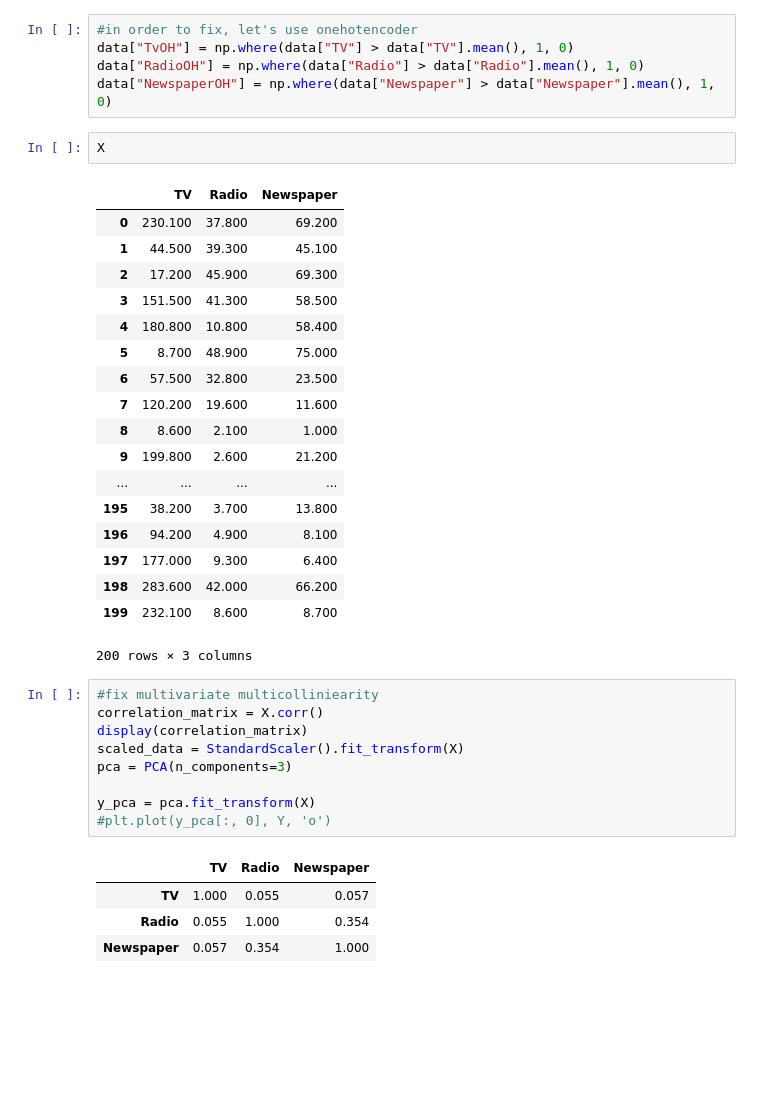
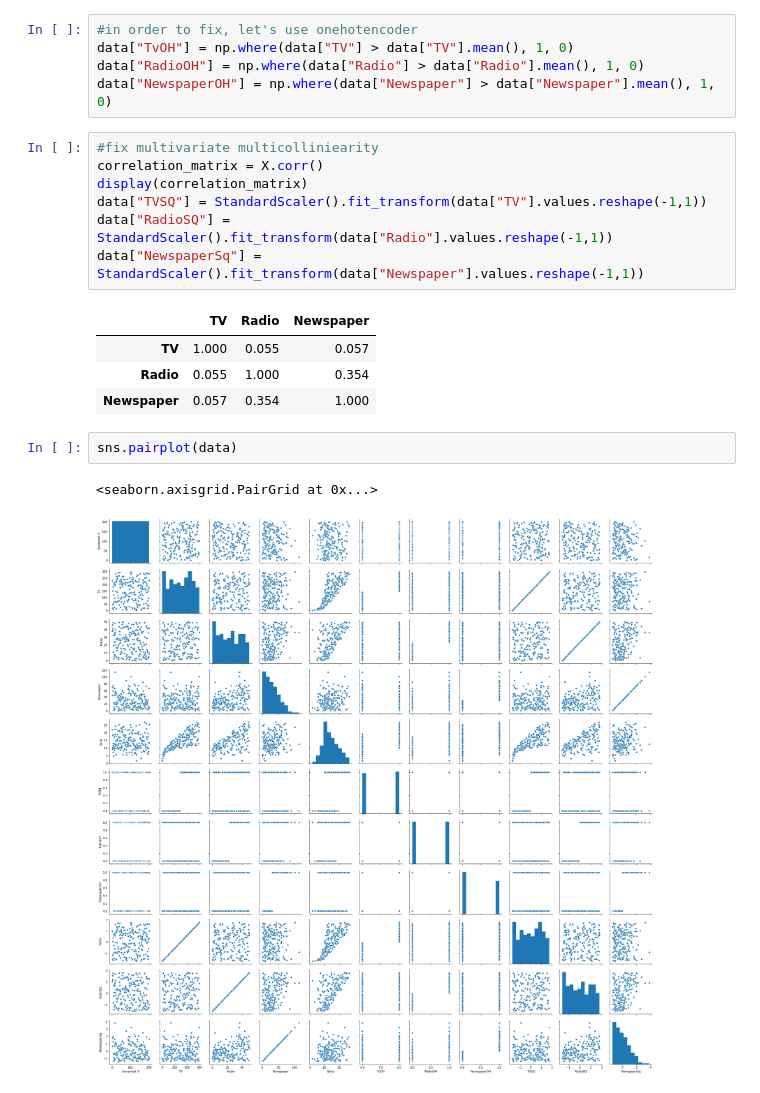
Before and after one commit to OckhamsRazor15/New-Thinkful-DS-Projects, a Jupyter notebook: Unit 2. Supervised Learning/Unit 2.4.3.ipynb, the cells around one changed output. Cells and saved outputs as stored; diff of their text form; blank space fills up the shorter version.

```diff
--- a/Unit 2. Supervised Learning/Unit 2.4.3.ipynb
+++ b/Unit 2. Supervised Learning/Unit 2.4.3.ipynb
@@ -71,38 +71,20 @@ plt.show()
 data["TvOH"] = np.where(data["TV"] > data["TV"].mean(), 1, 0)
 data["RadioOH"] = np.where(data["Radio"] > data["Radio"].mean(), 1, 0)
 data["NewspaperOH"] = np.where(data["Newspaper"] > data["Newspaper"].mean(), 1, 0)
-# %%
-X
-# %% [output]
-|  | TV | Radio | Newspaper |
-| 0 | 230.100 | 37.800 | 69.200 |
-| 1 | 44.500 | 39.300 | 45.100 |
-| 2 | 17.200 | 45.900 | 69.300 |
-| 3 | 151.500 | 41.300 | 58.500 |
-| 4 | 180.800 | 10.800 | 58.400 |
-| 5 | 8.700 | 48.900 | 75.000 |
-| 6 | 57.500 | 32.800 | 23.500 |
-| 7 | 120.200 | 19.600 | 11.600 |
-| 8 | 8.600 | 2.100 | 1.000 |
-| 9 | 199.800 | 2.600 | 21.200 |
-| ... | ... | ... | ... |
-| 195 | 38.200 | 3.700 | 13.800 |
-| 196 | 94.200 | 4.900 | 8.100 |
-| 197 | 177.000 | 9.300 | 6.400 |
-| 198 | 283.600 | 42.000 | 66.200 |
-| 199 | 232.100 | 8.600 | 8.700 |
-200 rows × 3 columns
-# %%
-#fix multivariate multicolliniearity
-correlation_matrix = X.corr()
-display(correlation_matrix)
-scaled_data = StandardScaler().fit_transform(X)
-pca = PCA(n_components=3)
-
-y_pca = pca.fit_transform(X)
-#plt.plot(y_pca[:, 0], Y, 'o')
-# %% [output]
-|  | TV | Radio | Newspaper |
-| TV | 1.000 | 0.055 | 0.057 |
-| Radio | 0.055 | 1.000 | 0.354 |
-| Newspaper | 0.057 | 0.354 | 1.000 |
+# %%
+#fix multivariate multicolliniearity
+correlation_matrix = X.corr()
+display(correlation_matrix)
+data["TVSQ"] = StandardScaler().fit_transform(data["TV"].values.reshape(-1,1))
+data["RadioSQ"] = StandardScaler().fit_transform(data["Radio"].values.reshape(-1,1))
+data["NewspaperSq"] = StandardScaler().fit_transform(data["Newspaper"].values.reshape(-1,1))
+# %% [output]
+|  | TV | Radio | Newspaper |
+| TV | 1.000 | 0.055 | 0.057 |
+| Radio | 0.055 | 1.000 | 0.354 |
+| Newspaper | 0.057 | 0.354 | 1.000 |
+# %%
+sns.pairplot(data)
+# %% [output]
+<seaborn.axisgrid.PairGrid at 0x...>
+[figure, added]
```
